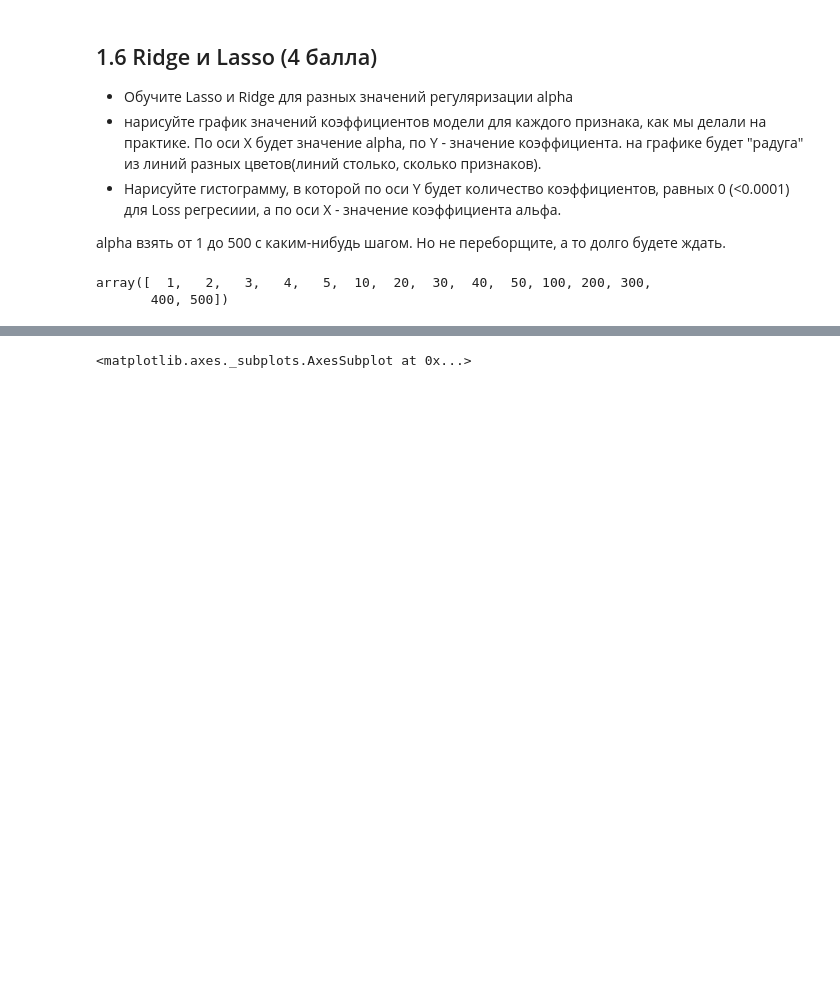
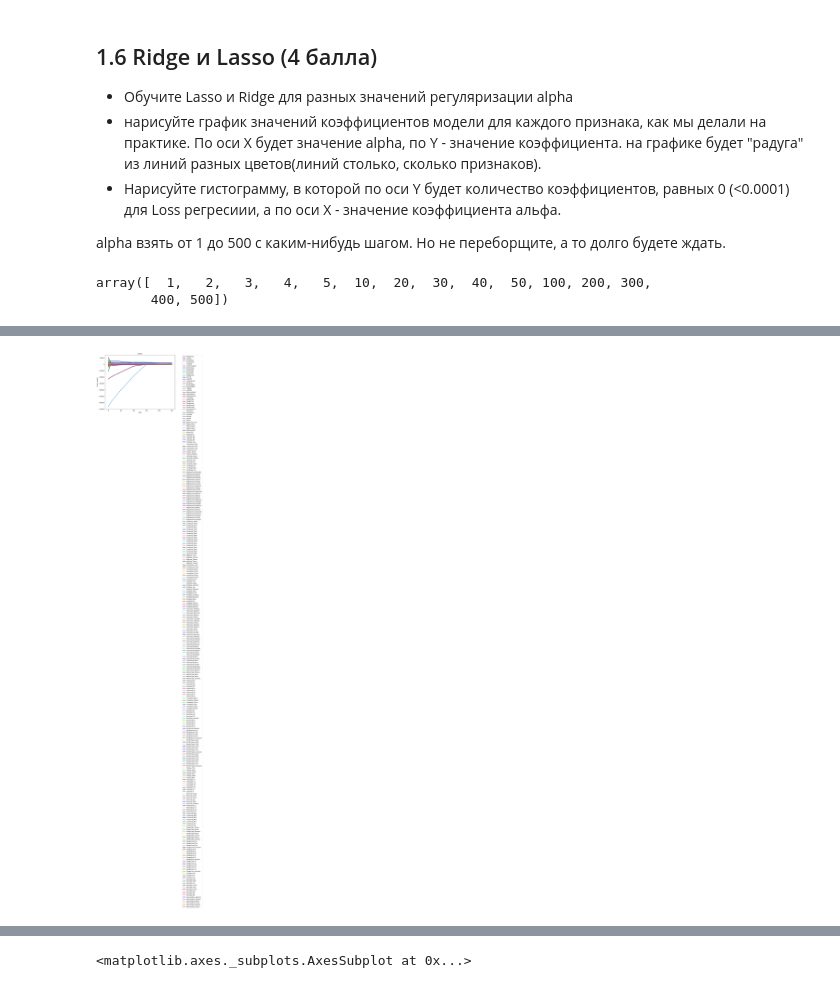
Before and after one commit to nizhikebinesi/ml-course-7bits-solutions, a Jupyter notebook: 2017-fall/homeworks/05-01-linear-regression-homework.ipynb, the cells around one changed output, grey strips where cells are left out. Cells and saved outputs as stored; diff of their text form; code cells hidden in the pictures; blank space fills up the shorter version.

```diff
--- a/2017-fall/homeworks/05-01-linear-regression-homework.ipynb
+++ b/2017-fall/homeworks/05-01-linear-regression-homework.ipynb
@@ -388,0 +410,10 @@ A Jupyter Widget
+# %%
+%%time
+plt.figure(figsize=(10, 8))
+for coef, feature in tqdm(zip(coefs_lasso.T, X.columns)):
+    plt.plot(alphas, coef, label=feature, color=np.random.rand(3), linewidth=3)
+plt.legend(loc="upper right", bbox_to_anchor=(1.4, 1))
+plt.xlabel("alpha")
+plt.ylabel("feature weight")
+plt.title("Lasso")
+# %% [output]
@@ -389 +421,2 @@ A Jupyter Widget
+[figure, added]
 # %%
```
Also changed, not shown: parts of 28 cells of this notebook, 3 other files.
